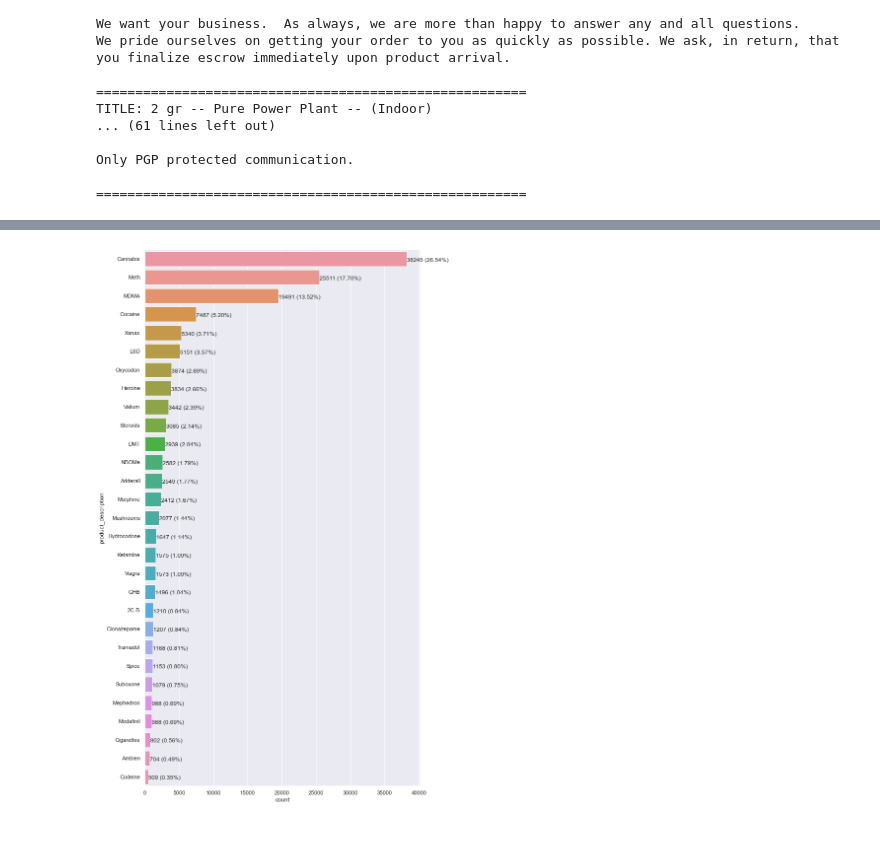
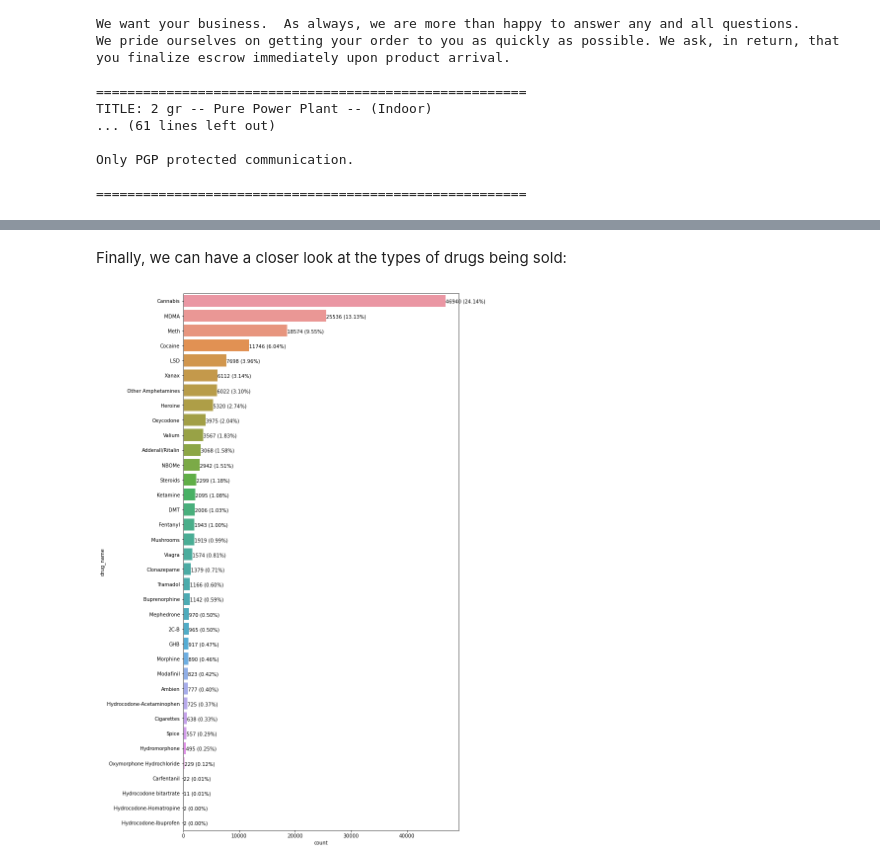
Before and after one commit to freddyman2k/darknet-drug-sales-data-analysis, a Jupyter notebook: exp/exp001_ExploringAndCleaningTheDataset.ipynb, the cells around one changed output, grey strips where cells are left out. Cells and saved outputs as stored; diff of their text form; code cells hidden in the pictures; blank space fills up the shorter version.

```diff
--- a/exp/exp001_ExploringAndCleaningTheDataset.ipynb
+++ b/exp/exp001_ExploringAndCleaningTheDataset.ipynb
@@ -234,4 +206,0 @@ def replace_each_country_in_list_with_alpha_3(country_list_string):
-# %%
-#df.to_csv("../dat/drug_listings_cleaned.csv")
-df = pd.read_csv("../dat/drug_listings_cleaned.csv", index_col=0)
-df
@@ -335,40 +426,41 @@ opiates = ["morphin", "buprenorphin", "methadon", "oxy", "pethidin", "fentanyl",
+# %%
+amphetamines_dict = {
+    "adderal|ritalin": "Adderall/Ritalin",
+    "mdma|molly|xtc|ecstasy": "MDMA",
+    "speed|meth": "Meth",
+    "mephedron": "Mephedrone",
+    "amphetamin|dextrostat|dexedrin|zenzedi|concerta|procentra|vyvanse|focalin|strattera|desoxyn|metadate|methylin": "Other Amphetamines",
+}
 # %%
 drug_regexp_to_name_dict = {
     "cocain|kokain|koks|coke": "Cocaine",
     "mariju|cannabis|weed|haze|hash|hasch|kush|indica|sativa|thc|bud$|buds|kief|skunk|strain": "Cannabis",
-    "hero": "Heroine",
     "lsd": "LSD",
     "ketamin": "Ketamine",
-    "mdma|molly|xtc|ecstasy": "MDMA",
-    "oxy": "Oxycodon",
-    "adderal|ritalin": "Adderall",
-    "speed|meth": "Meth",
-    "codeine": "Codeine",
     "mushroom": "Mushrooms",
     "xanax|alprazolam": "Xanax",
-    "Fentanyl": "Fentanyl",
     "2cb|2c-b": "2C-B",
     "steroid|anabolic": "Steroids",
     "viagra": "Viagra",
     "valium|diazepam": "Valium",
     "ghb": "GHB",
-    "mephedron": "Mephedron",
-    "morphin": "Morphine",
     "dmt": "DMT",
     "nbome": "NBOMe",
     "clonazepam|rivotril": "Clonazepame",
-    "hydrocodone|acetaminophen|vicodin|norco": "Hydrocodone",
-    "tramadol": "Tramadol",
     "spice": "Spice",
     "cigarette": "Cigarettes",
     "zolpidem|ambien": "Ambien",
-    "buprenorphine|suboxone": "Suboxone",
     "modafinil": "Modafinil"
 }
 
+drug_regexp_to_name_dict.update(opioids_dict)
+drug_regexp_to_name_dict.update(amphetamines_dict)
+
 grouped_product_titles = replace_if_matches(df["product_title"], list(drug_regexp_to_name_dict.keys()))
 grouped_product_descs = replace_if_matches(df["product_description"], list(drug_regexp_to_name_dict.keys()))
-grouped_product_descs_filtered = grouped_product_descs[grouped_product_descs.str.contains("_GROUP").fillna(False)]
 
-grouped_product_descs_filtered = grouped_product_descs_filtered.replace("_GROUP", "", regex=True)
-grouped_product_descs_filtered = grouped_product_descs_filtered.replace(drug_regexp_to_name_dict)
+drug_names = grouped_product_titles
+drug_names.loc[~drug_names.str.contains("_GROUP").fillna(False)] = grouped_product_descs # if nothing was found in title, use what was found in description
+drug_names = drug_names[drug_names.str.contains("_GROUP").fillna(False)]
+drug_names = drug_names.replace("_GROUP", "", regex=True)
+drug_names = drug_names.replace(drug_regexp_to_name_dict)
@@ -374,0 +469,3 @@ grouped_product_descs_filtered = grouped_product_descs_filtered.replace(drug_reg
+# %%
+df["drug_name"] = drug_names
+df
@@ -375,9 +486,11 @@ grouped_product_descs_filtered = grouped_product_descs_filtered.replace(drug_reg
+# %% [markdown]
+Finally, we can have a closer look at the types of drugs being sold:
 # %%
 plt.figure(figsize=(10, 20))
-ax = sns.countplot(y='product_description', data=grouped_product_descs_filtered.to_frame(), order=grouped_product_descs_filtered.value_counts().head(40).index);
-total = grouped_product_descs_filtered.value_counts().sum()
+ax = sns.countplot(y='drug_name', data=df, order=df["drug_name"].value_counts().head(40).index);
+total = len(df)
 for p in ax.patches:
     percentage = 100 * p.get_width() / total
     ax.annotate(f'{p.get_width()} ({percentage:.2f}%)', (p.get_width(), p.get_y()+0.55))
 # %% [output]
-[figure, old version]
+[figure, new version]
```
Also changed, not shown: parts of 63 cells of this notebook, 2 other files.
